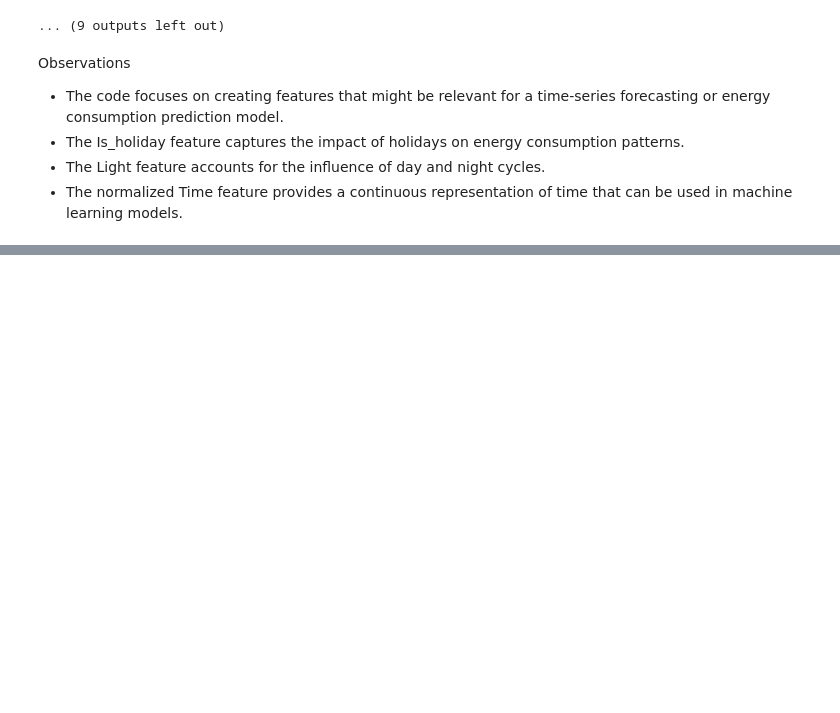
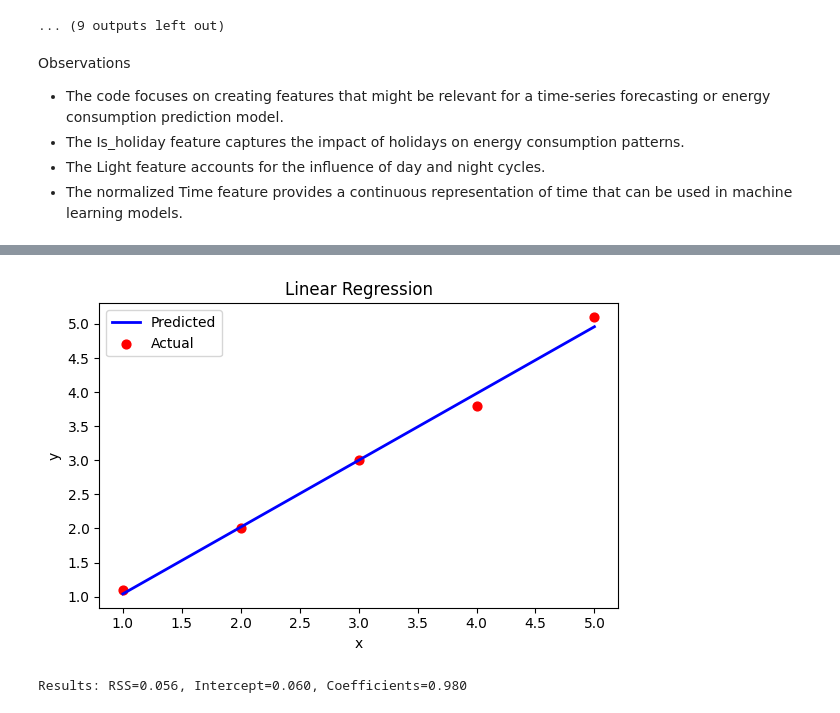
Before and after one commit to kolllurisiripavan/kolllurisiripavan, a Jupyter notebook: siripavan_ecp.ipynb, the cells around one changed output, grey strips where cells are left out. Cells and saved outputs as stored; diff of their text form; code cells hidden in the pictures; blank space fills up the shorter version.

```diff
--- a/siripavan_ecp.ipynb
+++ b/siripavan_ecp.ipynb
@@ -682,0 +704,12 @@ Observations
+# %%
+# Check the column names in your DataFrame 'df'
+print(df.columns)
+
+# Assuming the correct column names are 'datetime', 'holiday', and 'sunlight'
+# Replace them with the actual names from the output of df.columns
+X = df.drop(['Global_active_power', 'datetime', 'Date', 'Time', 'holiday', 'sunlight'], axis=1)
+y = df['Global_active_power']
+
+# Split the data into train and test sets
+from sklearn.model_selection import train_test_split
+X_train, X_test, y_train, y_test = train_test_split(X, y, test_size=0.2, random_state=42)
@@ -682,0 +810,50 @@ Observations
+# %%
+
+# Sample dataset
+data = pd.DataFrame({
+    'x': [1, 2, 3, 4, 5],
+    'y': [1.1, 2.0, 3.0, 3.8, 5.1]
+})
+
+# Define a function for linear regression
+def linear_regression(data, predictors):
+    """
+    Perform Linear Regression and plot the results.
+
+    Args:
+    - data (pd.DataFrame): Dataset containing predictors and target variable.
+    - predictors (list): List of predictor column names.
+
+    Returns:
+    - list: [RSS, intercept, coefficients...]
+    """
+    # Fit the Linear regression model
+    linreg = LinearRegression()
+    linreg.fit(data[predictors], data['y'])
+    y_pred = linreg.predict(data[predictors])
+
+    # Plotting the results
+    plt.figure(figsize=(6, 4))
+    plt.plot(data['x'], y_pred, label='Predicted', color='blue', linewidth=2)
+    plt.scatter(data['x'], data['y'], color='red', label='Actual', s=40)
+    plt.title('Linear Regression')
+    plt.xlabel('x')
+    plt.ylabel('y')
+    plt.legend()
+    plt.tight_layout()
+    plt.show()
+
+    # Return results
+    rss = np.sum((y_pred - data['y']) ** 2)
+    ret = [rss]  # Residual sum of squares
+    ret.extend([linreg.intercept_])  # Intercept
+    ret.extend(linreg.coef_)  # Coefficients
+    return ret
+
+# Run linear regression
+predictors = ['x']
+results = linear_regression(data, predictors)
+print(f"Results: RSS={results[0]:.3f}, Intercept={results[1]:.3f}, Coefficients={results[2]:.3f}")
+# %% [output]
+[figure, added]
+Results: RSS=0.056, Intercept=0.060, Coefficients=0.980
```
Also changed, not shown: parts of 21 cells of this notebook.
